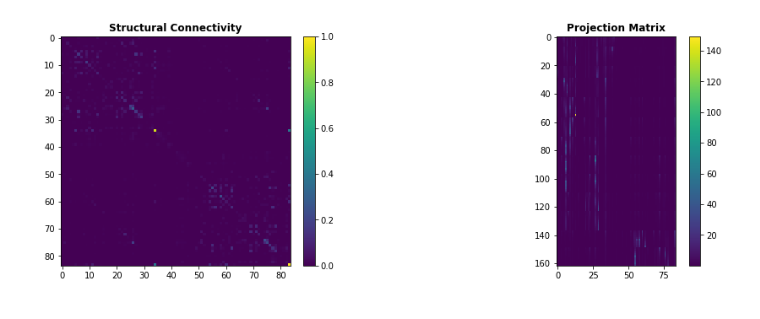
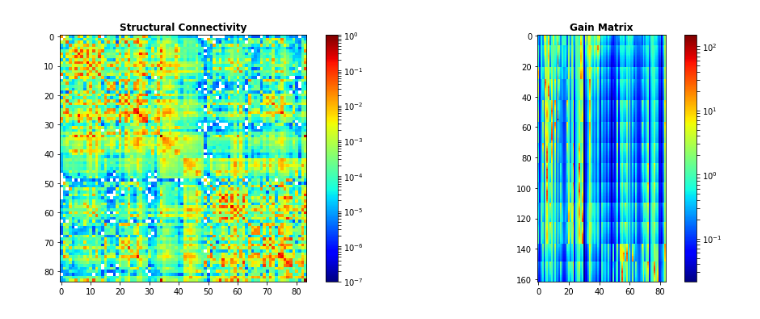
Before and after one commit to dhrunia/infr_szr_prpgtn, a Jupyter notebook: vep-src-infer.ipynb, the cells around one changed output. Drawn from its saved outputs; the diff is of its cells as text; code cells hidden in the pictures.

```diff
--- a/vep-src-infer.ipynb
+++ b/vep-src-infer.ipynb
@@ -8,53 +9,30 @@ import os
 # %%
-results_dir = 'results/exp7.1'
+results_dir = 'results/exp7/exp7.1'
 os.makedirs(f'{results_dir}/figures',exist_ok=True)
 os.makedirs(f'{results_dir}/logs',exist_ok=True)
 np.random.seed(0)
 
-# x = np.r_[2:12:2]
-# y = np.repeat(np.array([3.0]),np.size(x))
-# src_locs = np.array(list(zip(x,y)))
-# nNodes = np.size(src_locs,0)
-# x = np.r_[1:12:1]
-# y = np.repeat(np.array([1.0]),np.size(x))
-# snsr_locs = np.array(list(zip(x,y)))
-# nSnsrs = np.size(snsr_locs,0)
-SC = np.loadtxt('data/CJ/connectivity/weights.txt')
-SC = SC / np.max(SC)
-proj_mat = np.loadtxt('data/CJ/gain_inv-square.txt')
-nNodes = SC.shape[0]
-nSnsrs = proj_mat.shape[0]
+network = np.load(f'{results_dir}/network.npz')
+SC = network['SC']
+gain_mat = network['gain_mat']
+nn = SC.shape[0]
+ns = gain_mat.shape[0]
 
-# plt.figure(figsize=[12,3])
-# plt.subplot(131)
-# plt.plot(src_locs[:,0],src_locs[:,1],'r*',label='sources')
-# plt.plot(snsr_locs[:,0],snsr_locs[:,1],'ko',label='sensors')
-# plt.xlim([0,15])
-# plt.ylim([0,5])
-# plt.grid(1,alpha=0.2)
-# plt.legend(loc='upper right')
-
-# ax = plt.subplot(132)
-# SC = lib.syn_data.gen_con(nNodes)
 plt.figure(figsize=[15,5])
 plt.subplot(1,2,1)
-plt.imshow(SC)
+norm = colors.LogNorm(1e-7,SC.max())
+plt.imshow(SC,norm=norm,cmap=cm.jet)
 plt.colorbar(fraction=0.046, pad=0.04)
 plt.gca().set_title("Structural Connectivity",fontweight="bold")
 
+plt.subplot(1,2,2)
+norm = colors.LogNorm(gain_mat.min(),gain_mat.max())
+plt.imshow(gain_mat,norm=norm,cmap=cm.jet)
+plt.colorbar(fraction=0.046,pad=0.04)
+plt.gca().set_title("Gain Matrix",fontweight="bold")
+plt.tight_layout()
 
-
-# proj_mat = lib.syn_data.comp_proj_mat(src_locs,snsr_locs)
-
-plt.subplot(1,2,2)
-plt.imshow(proj_mat)
-plt.colorbar(fraction=0.046,pad=0.04)
-plt.gca().set_title("Projection Matrix",fontweight="bold")
-
-# plt.tight_layout()
-plt.savefig(f'{results_dir}/figures/network.png')
-
-
-np.savez(f'{results_dir}/network.npz', SC=SC, proj_mat=proj_mat)
+# plt.savefig(f'{results_dir}/figures/network.png')
+# np.savez(f'{results_dir}/network.npz', SC=SC, proj_mat=proj_mat)
 # %% [output]
-[figure, old version]
+[figure, new version]
```
Also changed, not shown: parts of 9 cells of this notebook, 7 other files.
